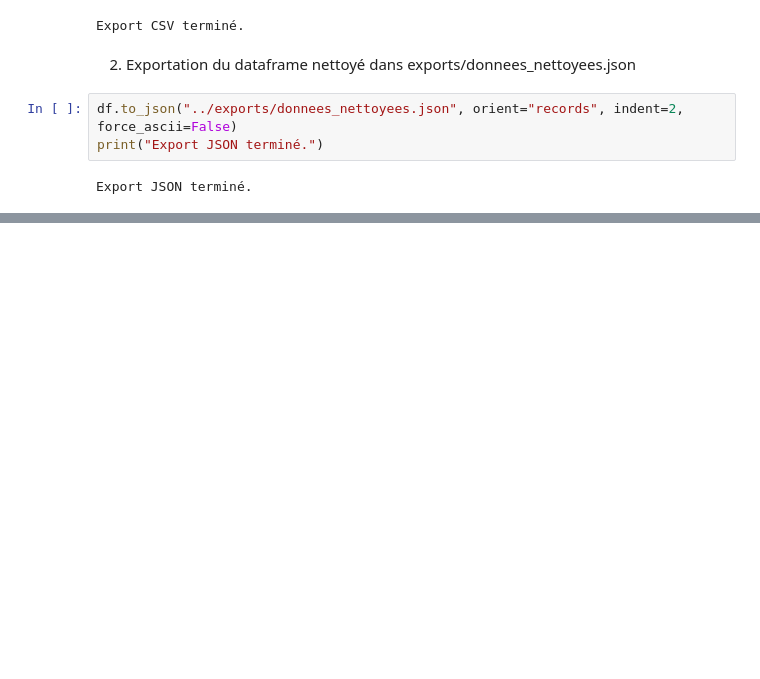
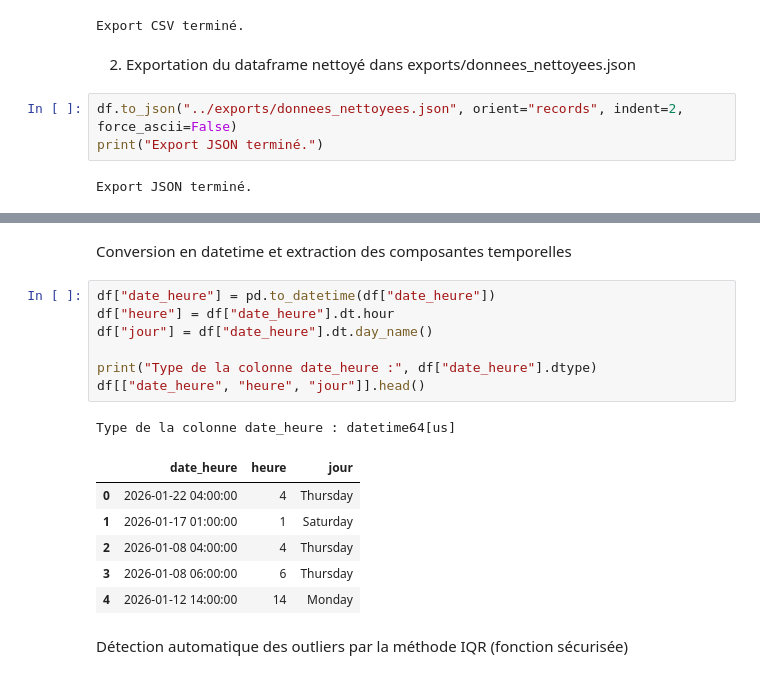
Before and after one commit to Abdoulaye-Diouf/atelier_pandas_iot, a Jupyter notebook: notebooks/atelier_pandas_iot.ipynb, the cells around one changed output, grey strips where cells are left out. Drawn from its saved outputs; the diff is of its cells as text; blank space fills up the shorter version.

```diff
--- a/notebooks/atelier_pandas_iot.ipynb
+++ b/notebooks/atelier_pandas_iot.ipynb
@@ -731,0 +930,19 @@ Export JSON terminé.
+# %% [markdown]
+Conversion en datetime et extraction des composantes temporelles
+# %%
+df["date_heure"] = pd.to_datetime(df["date_heure"])
+df["heure"] = df["date_heure"].dt.hour
+df["jour"] = df["date_heure"].dt.day_name()
+
+print("Type de la colonne date_heure :", df["date_heure"].dtype)
+df[["date_heure", "heure", "jour"]].head()
+# %% [output]
+Type de la colonne date_heure : datetime64[us]
+|  | date_heure | heure | jour |
+| 0 | 2026-01-22 04:00:00 | 4 | Thursday |
+| 1 | 2026-01-17 01:00:00 | 1 | Saturday |
+| 2 | 2026-01-08 04:00:00 | 4 | Thursday |
+| 3 | 2026-01-08 06:00:00 | 6 | Thursday |
+| 4 | 2026-01-12 14:00:00 | 14 | Monday |
+# %% [markdown]
+Détection automatique des outliers par la méthode IQR (fonction sécurisée)
```
Also changed, not shown: parts of 35 cells of this notebook, 1 other file.
